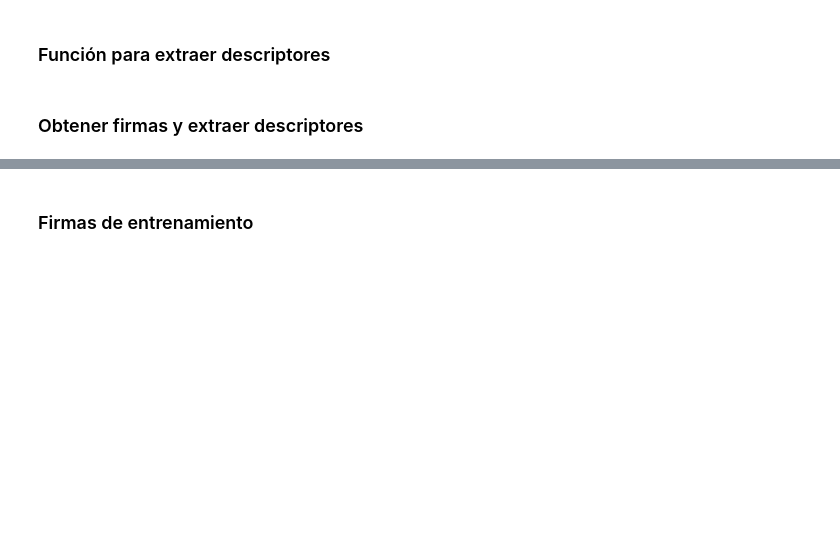
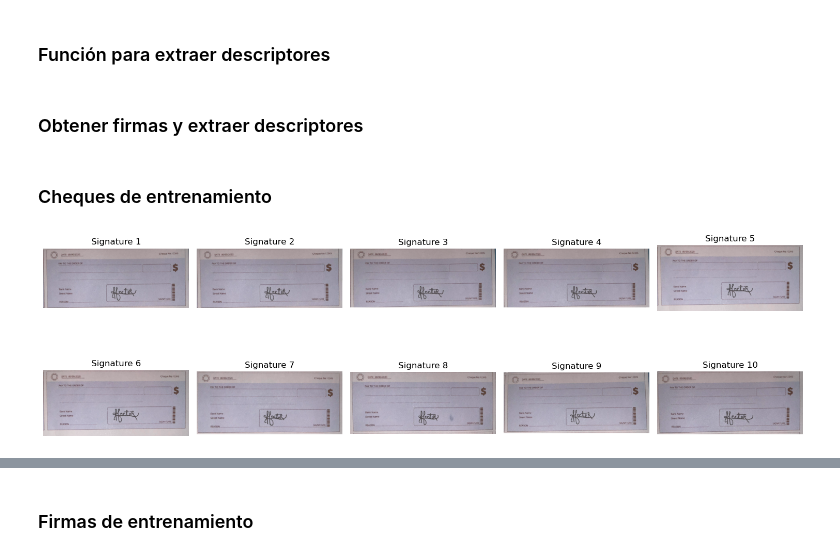
Before and after one commit to steelspikes/SignatureCheckOnChecks, a Jupyter notebook: Code_Hector.ipynb, the cells around one changed output, grey strips where cells are left out. Cells and saved outputs as stored; diff of their text form; code cells hidden in the pictures; blank space fills up the shorter version.

```diff
--- a/Code_Hector.ipynb
+++ b/Code_Hector.ipynb
@@ -188,3 +201,12 @@ all_descriptors = SE_curves+SE_strokes
+# %%
+def get_checks(path):
+    route = Path(path)
+    checks = []
+
+    for file in route.glob("*.jpeg"):
+        checks.append(cv2.imread(str(file)))
+
+    return checks
 # %% [markdown]
 ### Función para extraer firmas
 # %%
@@ -262,3 +281,9 @@ real_signatures_training_imgs = get_signatures('hector_train')
 real_signatures_testing_imgs = get_signatures('hector_test')
 real_signatures_training = get_descriptors(real_signatures_training_imgs)
 real_signatures_testing = get_descriptors(real_signatures_testing_imgs)
+# %% [markdown]
+### Cheques de entrenamiento
+# %%
+plot_images_grid(get_checks('hector_train'))
+# %% [output]
+[figure, added]
```
Also changed, not shown: parts of 10 cells of this notebook, 3 other files.
